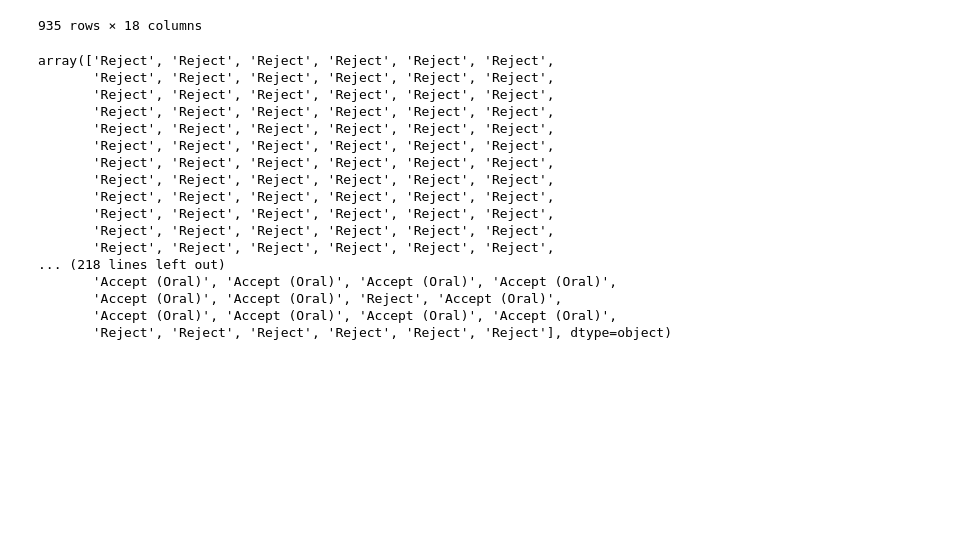
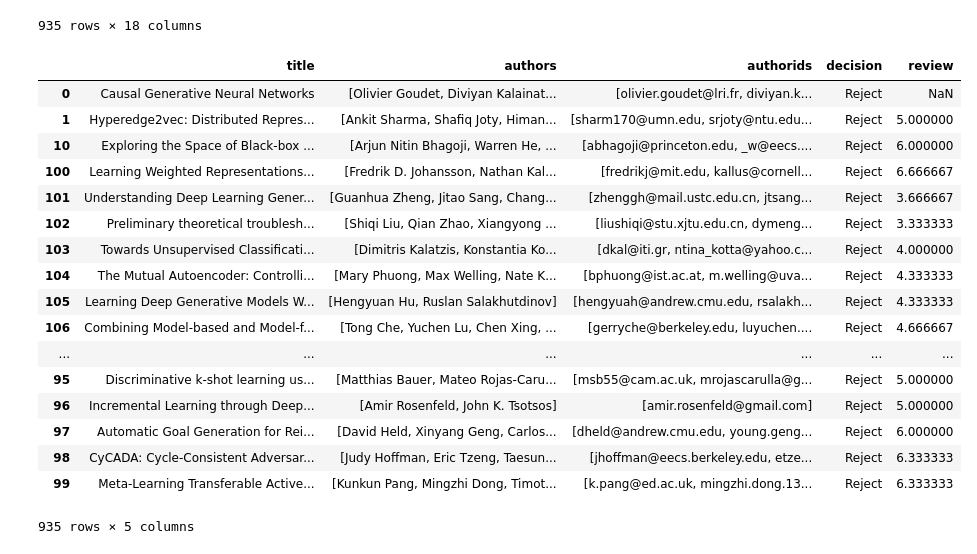
Before and after one commit to pajotarthur/iclr_scrapping, a Jupyter notebook: user database.ipynb, the cells around one changed output. Saved outputs shown, nothing was run; the diff lists cells and outputs as text; code cells hidden in the pictures; blank space fills up the shorter version.

```diff
--- a/user database.ipynb
+++ b/user database.ipynb
@@ -24,25 +24,26 @@ df
 | 99 | None | @article{\npang2018meta-learning,... | Active learning (AL) aims to enab... | [k.pang@ed.ac.uk, mingzhi.dong.13... | [Kunkun Pang, Mingzhi Dong, Timot... | 4.0 | 3.0 | 4.0 | Reject | [Active Learning, Deep Reinforcem... | ... |
 935 rows × 18 columns
 # %%
-df[['title', 'authors', 'authorids','decision','review']].decision.count
+df[['title', 'authors', 'authorids','decision','review']]
 # %% [output]
+|  | title | authors | authorids | decision | review |
+| 0 | Causal Generative Neural Networks | [Olivier Goudet, Diviyan Kalainat... | [olivier.goudet@lri.fr, diviyan.k... | Reject | NaN |
+| 1 | Hyperedge2vec: Distributed Repres... | [Ankit Sharma, Shafiq Joty, Himan... | [sharm170@umn.edu, srjoty@ntu.edu... | Reject | 5.000000 |
+| 10 | Exploring the Space of Black-box ... | [Arjun Nitin Bhagoji, Warren He, ... | [abhagoji@princeton.edu, _w@eecs.... | Reject | 6.000000 |
+| 100 | Learning Weighted Representations... | [Fredrik D. Johansson, Nathan Kal... | [fredrikj@mit.edu, kallus@cornell... | Reject | 6.666667 |
+| 101 | Understanding Deep Learning Gener... | [Guanhua Zheng, Jitao Sang, Chang... | [zhenggh@mail.ustc.edu.cn, jtsang... | Reject | 3.666667 |
+| 102 | Preliminary theoretical troublesh... | [Shiqi Liu, Qian Zhao, Xiangyong ... | [liushiqi@stu.xjtu.edu.cn, dymeng... | Reject | 3.333333 |
+| 103 | Towards Unsupervised Classificati... | [Dimitris Kalatzis, Konstantia Ko... | [dkal@iti.gr, ntina_kotta@yahoo.c... | Reject | 4.000000 |
+| 104 | The Mutual Autoencoder: Controlli... | [Mary Phuong, Max Welling, Nate K... | [bphuong@ist.ac.at, m.welling@uva... | Reject | 4.333333 |
+| 105 | Learning Deep Generative Models W... | [Hengyuan Hu, Ruslan Salakhutdinov] | [hengyuah@andrew.cmu.edu, rsalakh... | Reject | 4.333333 |
+| 106 | Combining Model-based and Model-f... | [Tong Che, Yuchen Lu, Chen Xing, ... | [gerryche@berkeley.edu, luyuchen.... | Reject | 4.666667 |
+| ... | ... | ... | ... | ... | ... |
+| 95 | Discriminative k-shot learning us... | [Matthias Bauer, Mateo Rojas-Caru... | [msb55@cam.ac.uk, mrojascarulla@g... | Reject | 5.000000 |
+| 96 | Incremental Learning through Deep... | [Amir Rosenfeld, John K. Tsotsos] | [amir.rosenfeld@gmail.com] | Reject | 5.000000 |
+| 97 | Automatic Goal Generation for Rei... | [David Held, Xinyang Geng, Carlos... | [dheld@andrew.cmu.edu, young.geng... | Reject | 6.000000 |
+| 98 | CyCADA: Cycle-Consistent Adversar... | [Judy Hoffman, Eric Tzeng, Taesun... | [jhoffman@eecs.berkeley.edu, etze... | Reject | 6.333333 |
+| 99 | Meta-Learning Transferable Active... | [Kunkun Pang, Mingzhi Dong, Timot... | [k.pang@ed.ac.uk, mingzhi.dong.13... | Reject | 6.333333 |
-array(['Reject', 'Reject', 'Reject', 'Reject', 'Reject', 'Reject',
-       'Reject', 'Reject', 'Reject', 'Reject', 'Reject', 'Reject',
-       'Reject', 'Reject', 'Reject', 'Reject', 'Reject', 'Reject',
-       'Reject', 'Reject', 'Reject', 'Reject', 'Reject', 'Reject',
-       'Reject', 'Reject', 'Reject', 'Reject', 'Reject', 'Reject',
-       'Reject', 'Reject', 'Reject', 'Reject', 'Reject', 'Reject',
-       'Reject', 'Reject', 'Reject', 'Reject', 'Reject', 'Reject',
-       'Reject', 'Reject', 'Reject', 'Reject', 'Reject', 'Reject',
-       'Reject', 'Reject', 'Reject', 'Reject', 'Reject', 'Reject',
-       'Reject', 'Reject', 'Reject', 'Reject', 'Reject', 'Reject',
-       'Reject', 'Reject', 'Reject', 'Reject', 'Reject', 'Reject',
-       'Reject', 'Reject', 'Reject', 'Reject', 'Reject', 'Reject',
-... (218 lines left out)
-       'Accept (Oral)', 'Accept (Oral)', 'Accept (Oral)', 'Accept (Oral)',
-       'Accept (Oral)', 'Accept (Oral)', 'Reject', 'Accept (Oral)',
-       'Accept (Oral)', 'Accept (Oral)', 'Accept (Oral)', 'Accept (Oral)',
-       'Reject', 'Reject', 'Reject', 'Reject', 'Reject', 'Reject'], dtype=object)
+935 rows × 5 columns
 # %%
 author_dic = {}
 for author_list, review, decision, authorid_list in zip(df.authors,df.review, df.decision, df.authorids):
```
Also changed, not shown: parts of 3 cells of this notebook.
